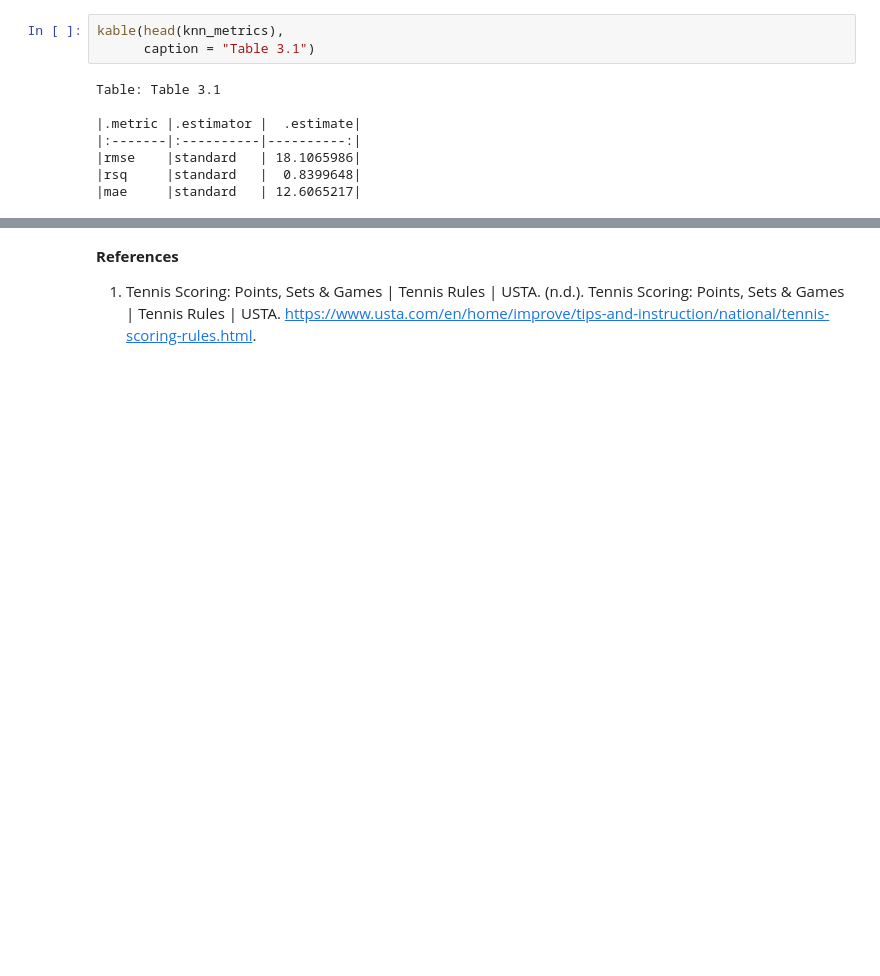
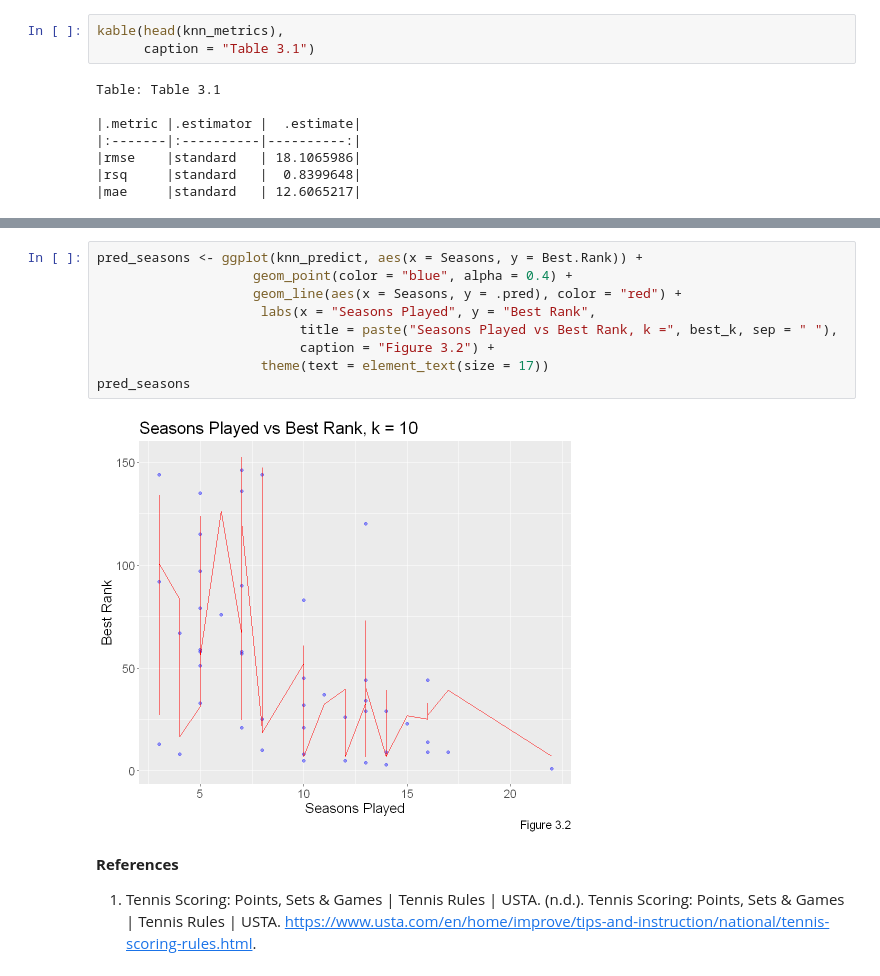
Before and after one commit to GuacamoleL0ver/DSCI100Group47, a Jupyter notebook: ProjectLM.ipynb, the cells around one changed output, grey strips where cells are left out. Saved outputs shown, nothing was run; the diff lists cells and outputs as text; blank space fills up the shorter version.

```diff
--- a/ProjectLM.ipynb
+++ b/ProjectLM.ipynb
@@ -276,3 +288,14 @@ PredPlot
+# %%
+pred_seasons <- ggplot(knn_predict, aes(x = Seasons, y = Best.Rank)) +
+                    geom_point(color = "blue", alpha = 0.4) +
+                    geom_line(aes(x = Seasons, y = .pred), color = "red") +
+                     labs(x = "Seasons Played", y = "Best Rank",
+                          title = paste("Seasons Played vs Best Rank, k =", best_k, sep = " "),
+                          caption = "Figure 3.2") +
+                     theme(text = element_text(size = 17))
+pred_seasons
+# %% [output]
+[figure, added]
 # %% [markdown]
 **References**
 1. Tennis Scoring: Points, Sets & Games | Tennis Rules | USTA. (n.d.). Tennis Scoring: Points, Sets & Games | Tennis Rules | USTA. https://www.usta.com/en/home/improve/tips-and-instruction/national/tennis-scoring-rules.html.
```
Also changed, not shown: parts of 11 cells of this notebook.
